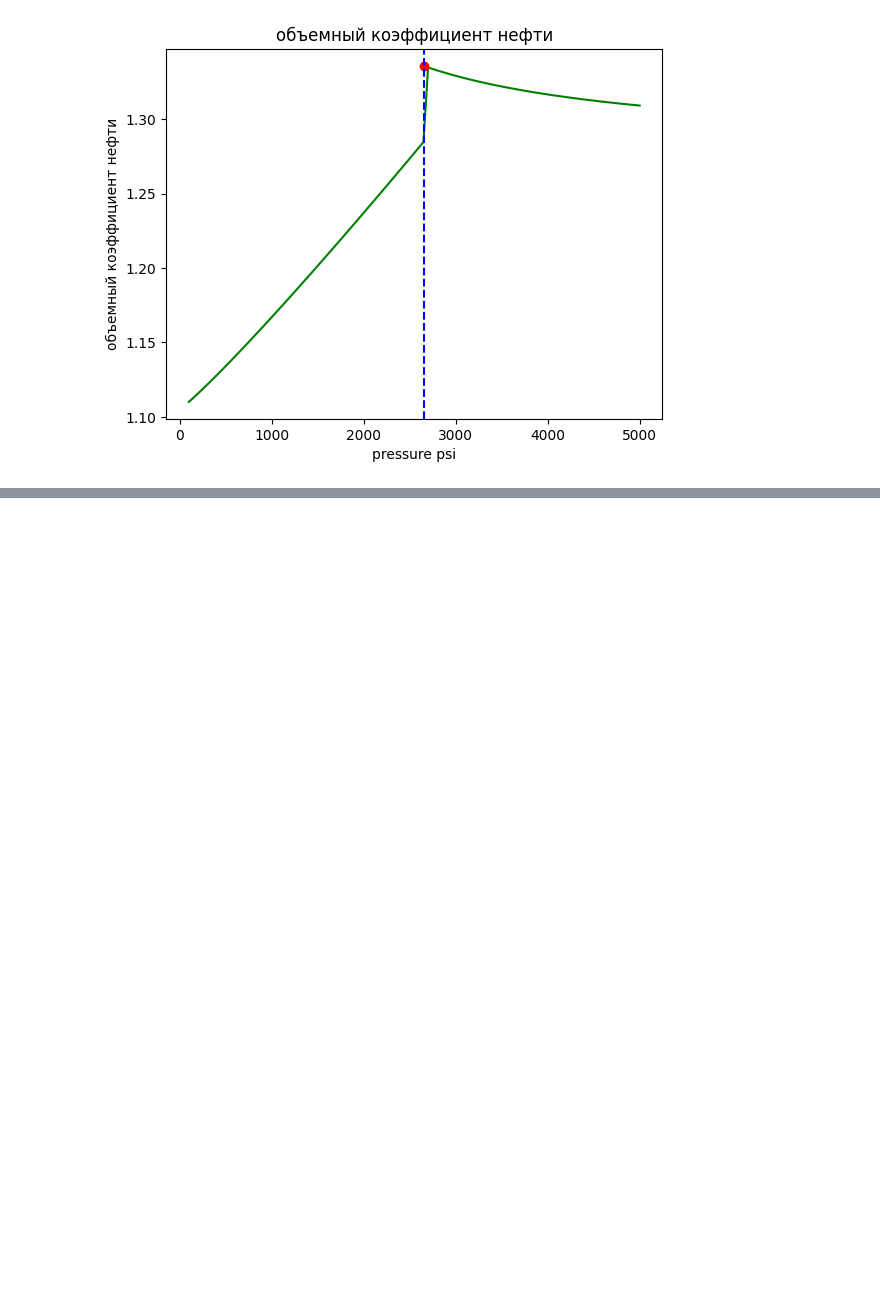
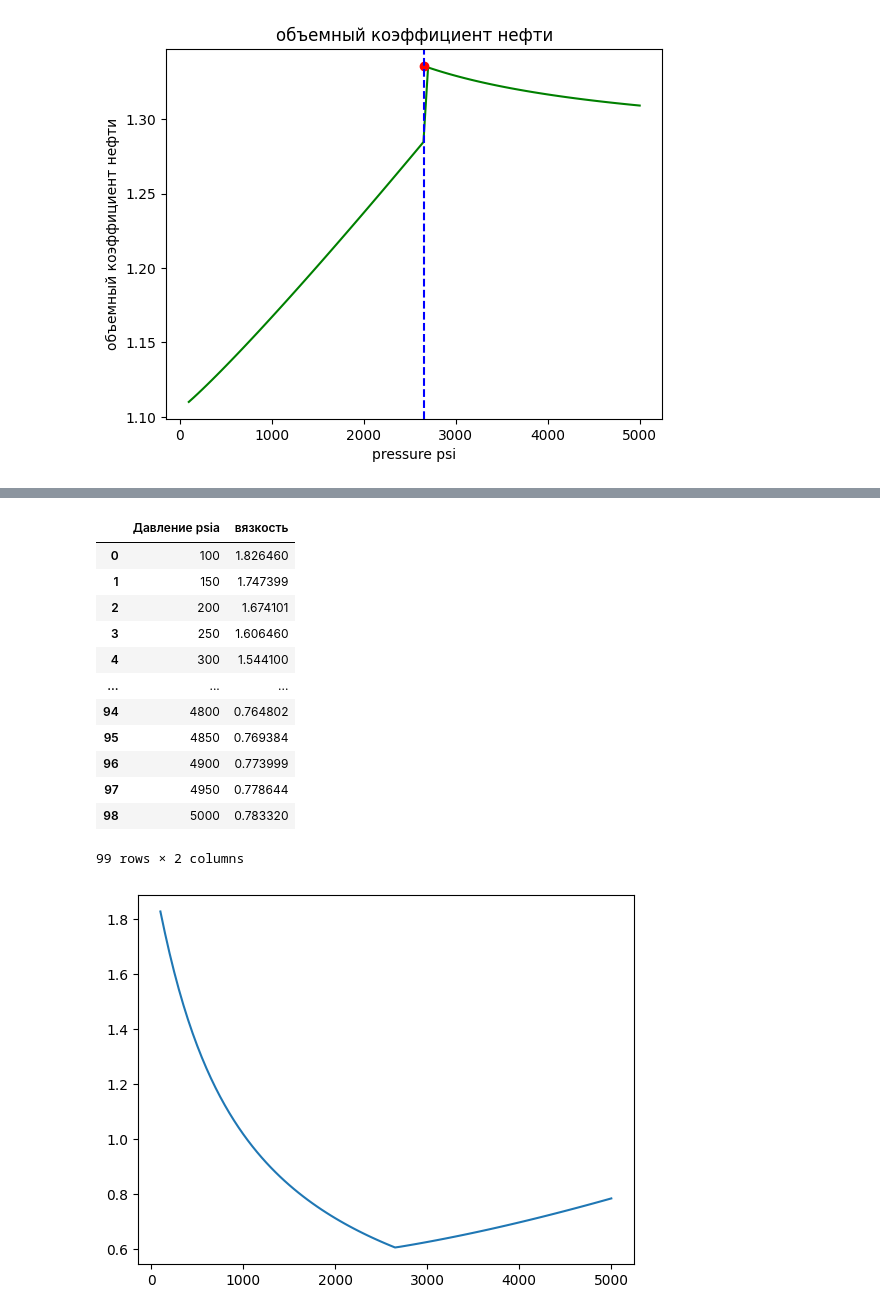
Before and after one commit to edisonc57/exercises, a Jupyter notebook: расчеты_свойств_нефти_.ipynb, the cells around one changed output, grey strips where cells are left out. Drawn from its saved outputs; the diff is of its cells as text; code cells hidden in the pictures; blank space fills up the shorter version.

```diff
--- a/расчеты_свойств_нефти_.ipynb
+++ b/расчеты_свойств_нефти_.ipynb
@@ -180,0 +183,50 @@ df
+# %%
+Rsb = 500
+T = 220
+sg = 0.8
+Pb= 2651.7
+API=30
+mu_lista= []
+
+for i in range(len(pressure)):
+  if pressure[i] <= Pb:
+
+    x= (T**(-1.163))*np.exp(6.928-(0.04658*API))
+    muod= 10**x -1
+    Rs= (pressure[i]**c2) * (c1) * (sg)* np.exp((c3*API)/(T+459.67))
+    a= 10.715*((Rs+100)**(-0.515))
+    b= 5.44*((Rs+150)**(-0.338))
+    mu=a*(muod**b)
+
+  if pressure[i] > Pb:
+
+    x_b= (T**(-1.163))*np.exp(6.92824-(0.04658*API))
+    muod_b= 10**x_b -1
+    Rs= (Pb**c2) * (c1) * (sg)* np.exp((c3*API)/(T+459.67))
+    a_b= 10.715*((Rs + 100)**(-0.515))
+    b_b= 5.44*((Rs + 150)**(-0.338))
+    mu_b=a_b*(muod**b_b)
+    m_b= 2.6*(pressure[i]**1.187) * np.exp(-11.513 - (8.98E-05 * pressure[i]))
+    mu= mu_b*((pressure[i]/Pb)**m_b)
+
+  mu_lista.append((mu))
+plt.plot(pressure, mu_lista)
+
+mu_dataframe = pd.DataFrame({'Давление psia': pressure, 'вязкость': mu_lista})
+df = pd.DataFrame(mu_dataframe)
+df
+# %% [output]
+|  | Давление psia | вязкость |
+| 0 | 100 | 1.826460 |
+| 1 | 150 | 1.747399 |
+| 2 | 200 | 1.674101 |
+| 3 | 250 | 1.606460 |
+| 4 | 300 | 1.544100 |
+| ... | ... | ... |
+| 94 | 4800 | 0.764802 |
+| 95 | 4850 | 0.769384 |
+| 96 | 4900 | 0.773999 |
+| 97 | 4950 | 0.778644 |
+| 98 | 5000 | 0.783320 |
+99 rows × 2 columns
+[figure, added]
```
Also changed, not shown: parts of 3 cells of this notebook.
